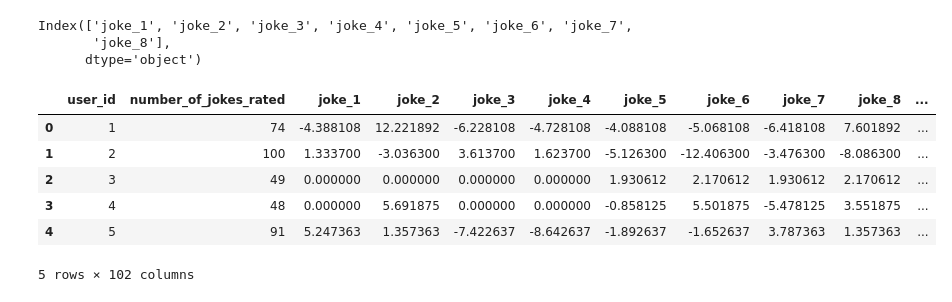
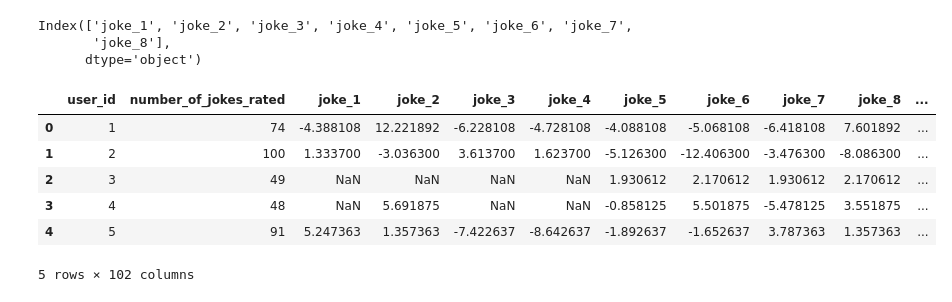
Before and after one commit to Gianlucamariani1996/Progetto-SII, a Jupyter notebook: 2.pre-processing.ipynb, the cells around one changed output. Cells and saved outputs as stored; diff of their text form; code cells hidden in the pictures.

```diff
--- a/2.pre-processing.ipynb
+++ b/2.pre-processing.ipynb
@@ -95,15 +95,15 @@ def replace_0(ratings):
 # %%
 # normalizzazione di tutti i rating con le funzioni sopra definite
 normalized_ratings = replace_99(ratings_df)
 normalized_ratings = normalization(normalized_ratings)
-normalized_ratings = replace_0(normalized_ratings)
+# LASCIAMO I NAN
 normalized_ratings.head()
 # %% [output]
 |  | user_id | number_of_jokes_rated | joke_1 | joke_2 | joke_3 | joke_4 | joke_5 | joke_6 | joke_7 | joke_8 | ... |
 | 0 | 1 | 74 | -4.388108 | 12.221892 | -6.228108 | -4.728108 | -4.088108 | -5.068108 | -6.418108 | 7.601892 | ... |
 | 1 | 2 | 100 | 1.333700 | -3.036300 | 3.613700 | 1.623700 | -5.126300 | -12.406300 | -3.476300 | -8.086300 | ... |
-| 2 | 3 | 49 | 0.000000 | 0.000000 | 0.000000 | 0.000000 | 1.930612 | 2.170612 | 1.930612 | 2.170612 | ... |
-| 3 | 4 | 48 | 0.000000 | 5.691875 | 0.000000 | 0.000000 | -0.858125 | 5.501875 | -5.478125 | 3.551875 | ... |
+| 2 | 3 | 49 | NaN | NaN | NaN | NaN | 1.930612 | 2.170612 | 1.930612 | 2.170612 | ... |
+| 3 | 4 | 48 | NaN | 5.691875 | NaN | NaN | -0.858125 | 5.501875 | -5.478125 | 3.551875 | ... |
 | 4 | 5 | 91 | 5.247363 | 1.357363 | -7.422637 | -8.642637 | -1.892637 | -1.652637 | 3.787363 | 1.357363 | ... |
 5 rows × 102 columns
 # %%
```
Also changed, not shown: 6 other files.
